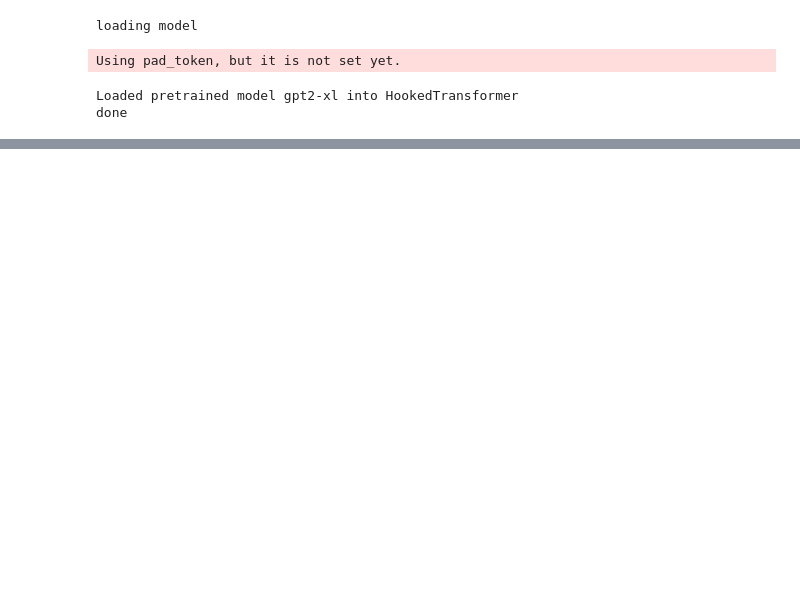
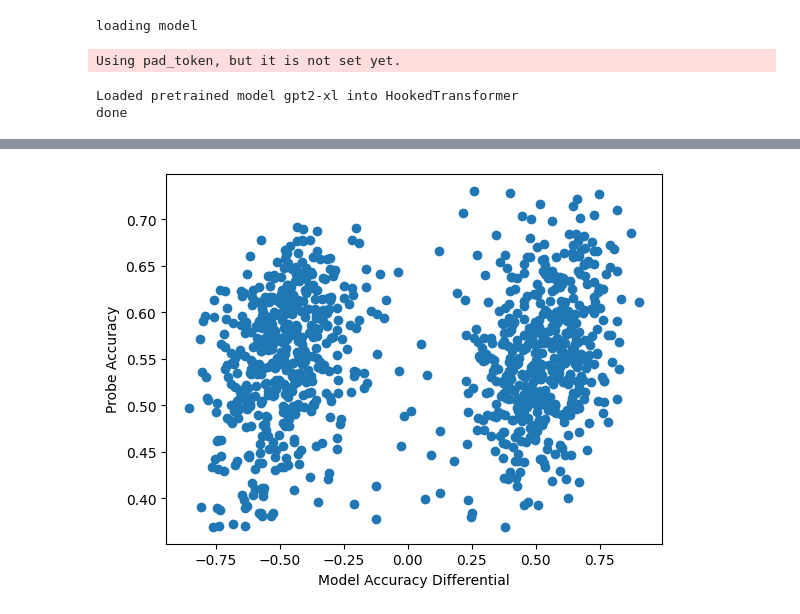
Before and after one commit to magikarp01/iti_capstone, a Jupyter notebook: generalization.ipynb, the cells around one changed output, grey strips where cells are left out. Cells and saved outputs as stored; diff of their text form; code cells hidden in the pictures; blank space fills up the shorter version.

```diff
--- a/generalization.ipynb
+++ b/generalization.ipynb
@@ -105,0 +478,24 @@ Stored at ez_gpt2xl_1000
+# %%
+# Measure truthfulness before/after ITI
+import matplotlib.pyplot as plt
+
+colors=['b', 'r']
+names=["default", "iti"]
+probe_acc_dict = {}
+for idx, score_list in enumerate([info_scores, info_scores_iti]):
+    model_acc_diffs = []
+    probe_accs = []
+    for name_idx, name in enumerate(datanames):
+        model_acc_diffs.append(score_list[name_idx])
+        probe_accs.append(acts[name].probe_accs["z"].mean())
+        probe_acc_dict[name] = round(acts[name].probe_accs["z"].mean(), 3)
+
+    plt.scatter(probe_accs, model_acc_diffs, c=colors[idx], label=names[idx])
+
+plt.title("Informative Evaluation of Models on Datasets")
+plt.xlabel("Probe Accuracy")
+plt.ylabel("Model Info Evaluation (GPT-Judge)")
+plt.legend()
+plt.show()
+
+print(probe_acc_dict)
@@ -105,0 +576,23 @@ Stored at ez_gpt2xl_1000
+# %%
+# plot graph of model accuracy differential vs probe accuracy
+
+
+for name in datanames:
+
+    probe_accs = []
+    positive_sum, negative_sum = tot_logit_diff(acts[name], use_probs=True)
+    model_acc_diffs = (positive_sum - negative_sum)
+    for i in tqdm(range(1000)):
+        point = einops.rearrange(acts["MS"].stored_acts["z"][i], "n_l n_h d_p -> (n_l n_h) d_p")
+        label = acts["MS"].dataset.all_labels[acts["MS"].indices[i]]
+        probe_acc = get_datapoint_probe_acc(acts["MS"], point, label, "z")
+        probe_accs.append(sum(probe_acc)/len(probe_acc))
+
+    plt.scatter(model_acc_diffs, probe_accs)
+
+    break
+plt.xlabel("Model Accuracy Differential")
+plt.ylabel("Probe Accuracy")
+plt.show()
+# %% [output]
+[figure, added]
```
Also changed, not shown: parts of 31 cells of this notebook, 7 other files.
